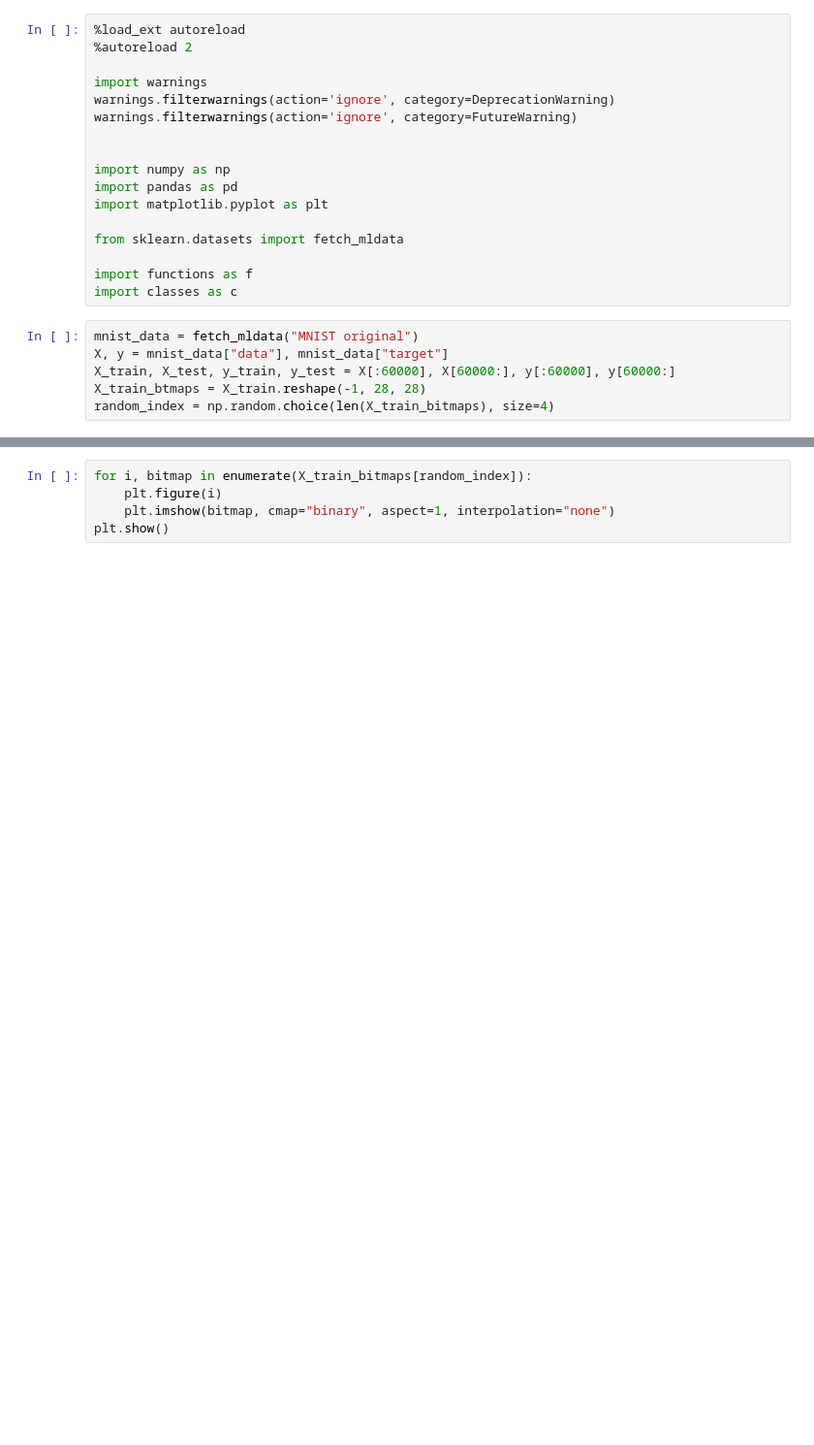
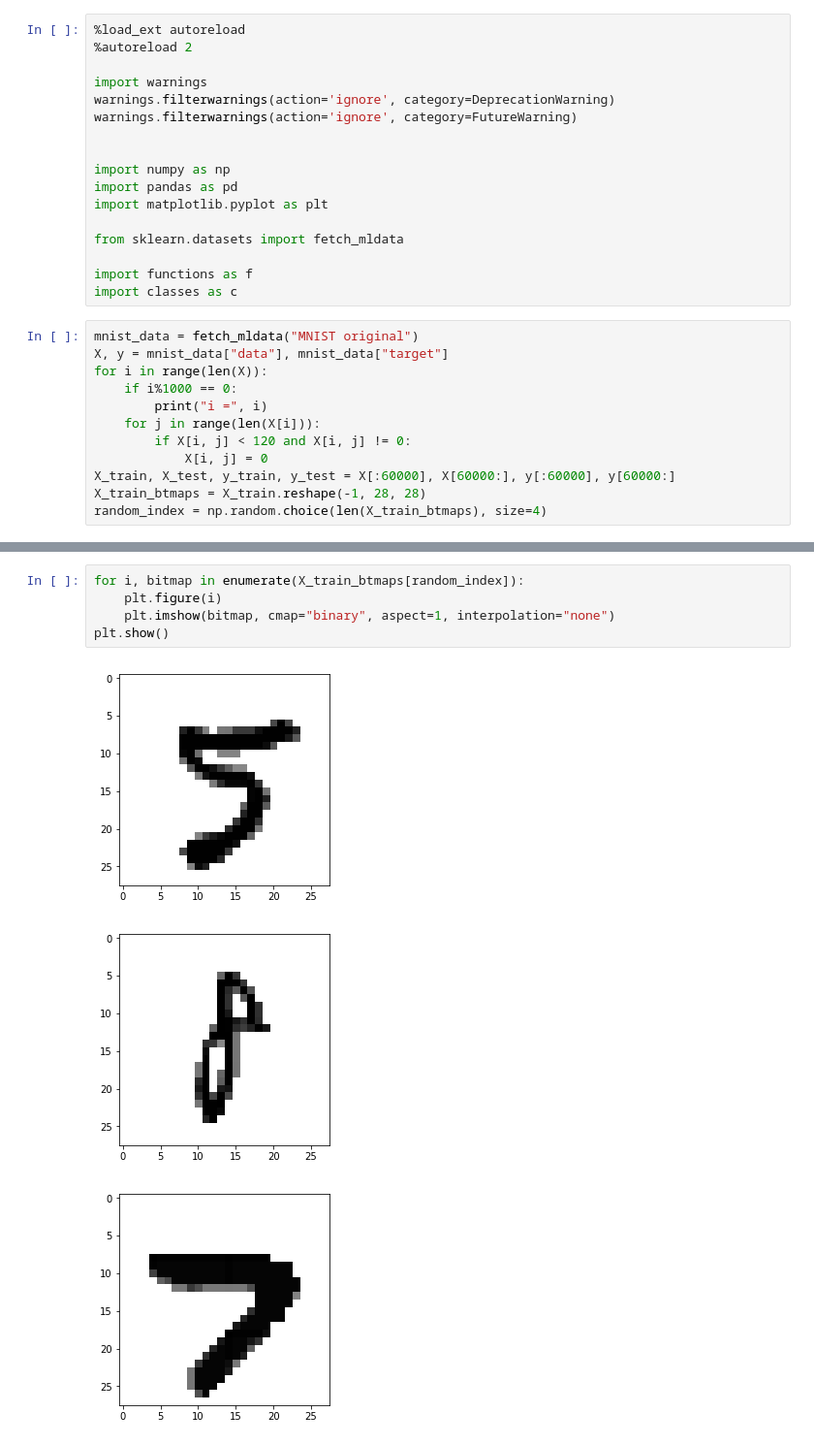
Before and after one commit to hp6/mnist, a Jupyter notebook: mnist_visualisation.ipynb, the cells around one changed output, grey strips where cells are left out. Shown at 97% size. Cells and saved outputs as stored; diff of their text form; blank space fills up the shorter version.

```diff
--- a/mnist_visualisation.ipynb
+++ b/mnist_visualisation.ipynb
@@ -18,7 +18,13 @@ import classes as c
 # %%
 mnist_data = fetch_mldata("MNIST original")
 X, y = mnist_data["data"], mnist_data["target"]
+for i in range(len(X)):
+    if i%1000 == 0:
+        print("i =", i)
+    for j in range(len(X[i])):
+        if X[i, j] < 120 and X[i, j] != 0:
+            X[i, j] = 0
 X_train, X_test, y_train, y_test = X[:60000], X[60000:], y[:60000], y[60000:]
 X_train_btmaps = X_train.reshape(-1, 28, 28)
-random_index = np.random.choice(len(X_train_bitmaps), size=4)
+random_index = np.random.choice(len(X_train_btmaps), size=4)
 # %% [output]
@@ -26,5 +48,9 @@ NameError: name 'X_train_bitmaps' is not defined
 # %%
-for i, bitmap in enumerate(X_train_bitmaps[random_index]):
+for i, bitmap in enumerate(X_train_btmaps[random_index]):
     plt.figure(i)
     plt.imshow(bitmap, cmap="binary", aspect=1, interpolation="none")
 plt.show()
+# %% [output]
+[figure, added]
+[figure, added]
+[figure, added]
```
Also changed, not shown: parts of 10 cells of this notebook, 2 other files.
